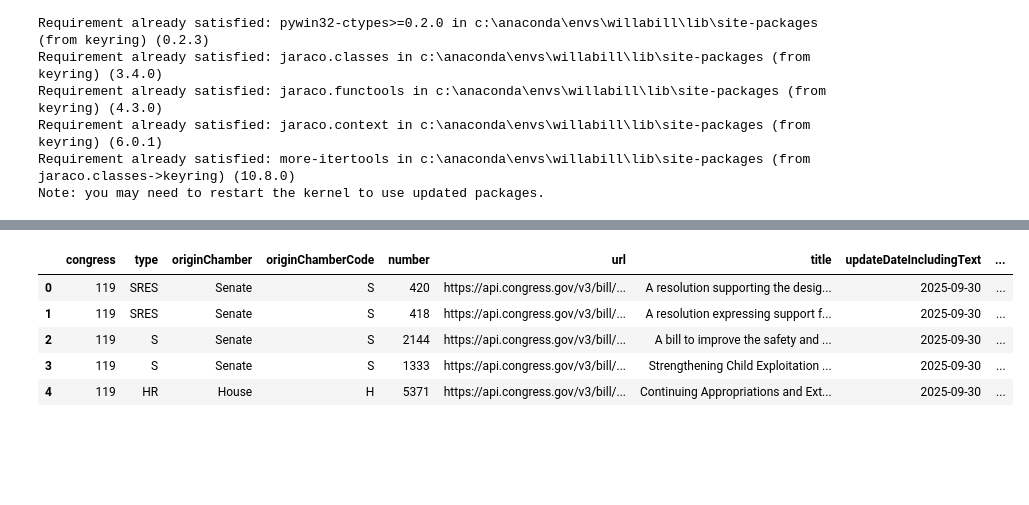
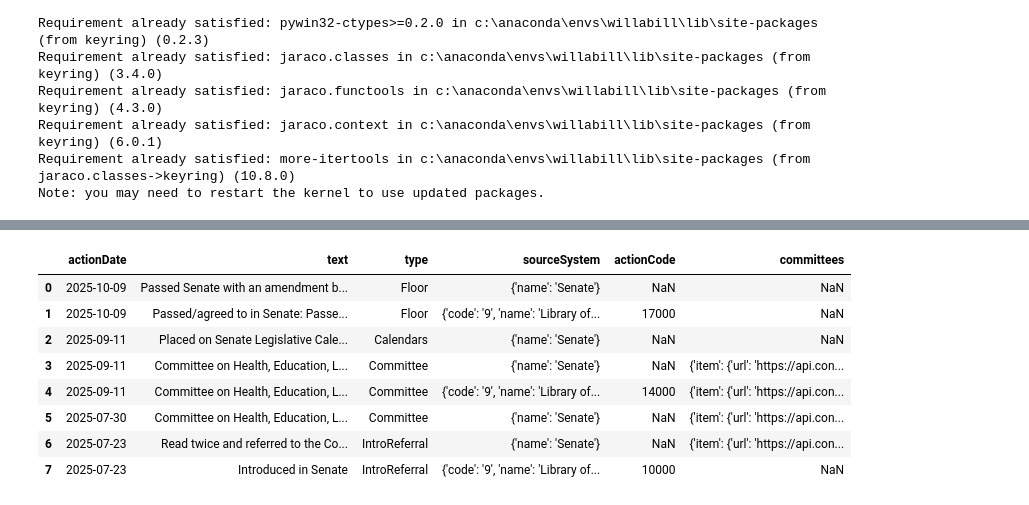
Before and after one commit to Erdos-Projects/fall-2025-will-the-bill-make-it-through-capitol-hill, a Jupyter notebook: Data/notebooks/extract_congress_test.ipynb, the cells around one changed output, grey strips where cells are left out. Drawn from its saved outputs; the diff is of its cells as text; code cells hidden in the pictures; blank space fills up the shorter version.

Commit message:
merged congress.gov api with main

```diff
--- a/Data/notebooks/extract_congress_test.ipynb
+++ b/Data/notebooks/extract_congress_test.ipynb
@@ -74,11 +77,13 @@ bills_dict
 # %%
-bills = xmltodict.parse(data)['api-root']['bills']['bill']
-df = pd.DataFrame(bills)
-df.head()
+data, _ = client.get('bill/119/s/2403/actions?format=xml')
+pd.DataFrame(xmltodict.parse(data)['api-root']['actions']['item'])
 # %% [output]
-|  | congress | type | originChamber | originChamberCode | number | url | title | updateDateIncludingText | ... |
-| 0 | 119 | SRES | Senate | S | 420 | https://api.congress.gov/v3/bill/... | A resolution supporting the desig... | 2025-09-30 | ... |
-| 1 | 119 | SRES | Senate | S | 418 | https://api.congress.gov/v3/bill/... | A resolution expressing support f... | 2025-09-30 | ... |
-| 2 | 119 | S | Senate | S | 2144 | https://api.congress.gov/v3/bill/... | A bill to improve the safety and ... | 2025-09-30 | ... |
-| 3 | 119 | S | Senate | S | 1333 | https://api.congress.gov/v3/bill/... | Strengthening Child Exploitation ... | 2025-09-30 | ... |
-| 4 | 119 | HR | House | H | 5371 | https://api.congress.gov/v3/bill/... | Continuing Appropriations and Ext... | 2025-09-30 | ... |
+|  | actionDate | text | type | sourceSystem | actionCode | committees |
+| 0 | 2025-10-09 | Passed Senate with an amendment b... | Floor | {'name': 'Senate'} | NaN | NaN |
+| 1 | 2025-10-09 | Passed/agreed to in Senate: Passe... | Floor | {'code': '9', 'name': 'Library of... | 17000 | NaN |
+| 2 | 2025-09-11 | Placed on Senate Legislative Cale... | Calendars | {'name': 'Senate'} | NaN | NaN |
+| 3 | 2025-09-11 | Committee on Health, Education, L... | Committee | {'name': 'Senate'} | NaN | {'item': {'url': 'https://api.con... |
+| 4 | 2025-09-11 | Committee on Health, Education, L... | Committee | {'code': '9', 'name': 'Library of... | 14000 | {'item': {'url': 'https://api.con... |
+| 5 | 2025-07-30 | Committee on Health, Education, L... | Committee | {'name': 'Senate'} | NaN | {'item': {'url': 'https://api.con... |
+| 6 | 2025-07-23 | Read twice and referred to the Co... | IntroReferral | {'name': 'Senate'} | NaN | {'item': {'url': 'https://api.con... |
+| 7 | 2025-07-23 | Introduced in Senate | IntroReferral | {'code': '9', 'name': 'Library of... | 10000 | NaN |
```
Also changed, not shown: parts of 9 cells of this notebook, 1 other file.
